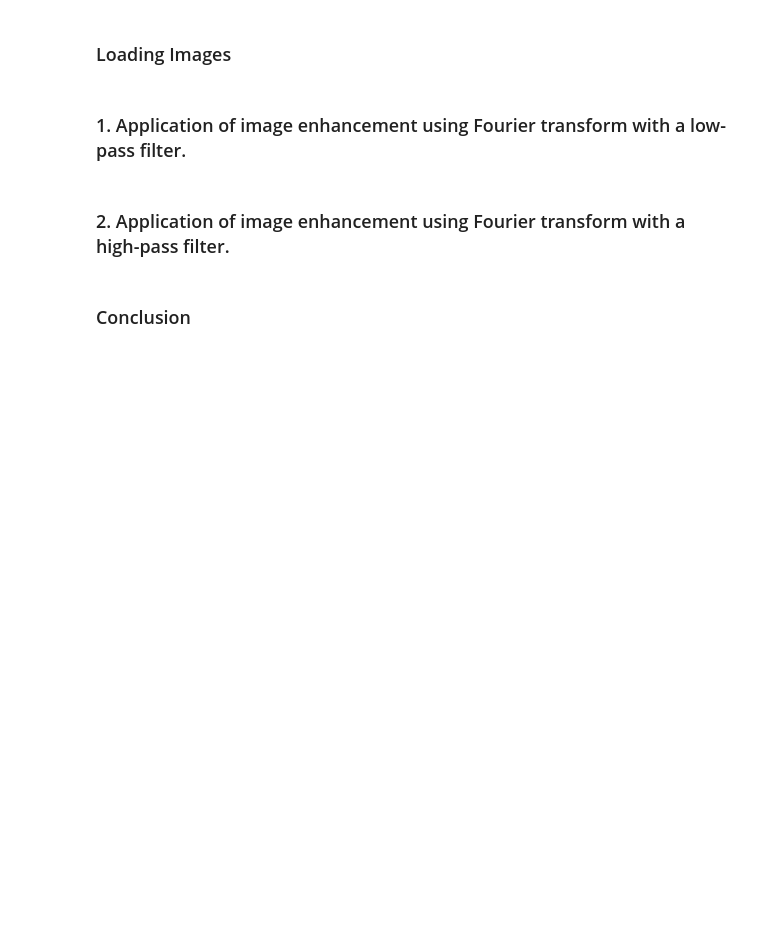
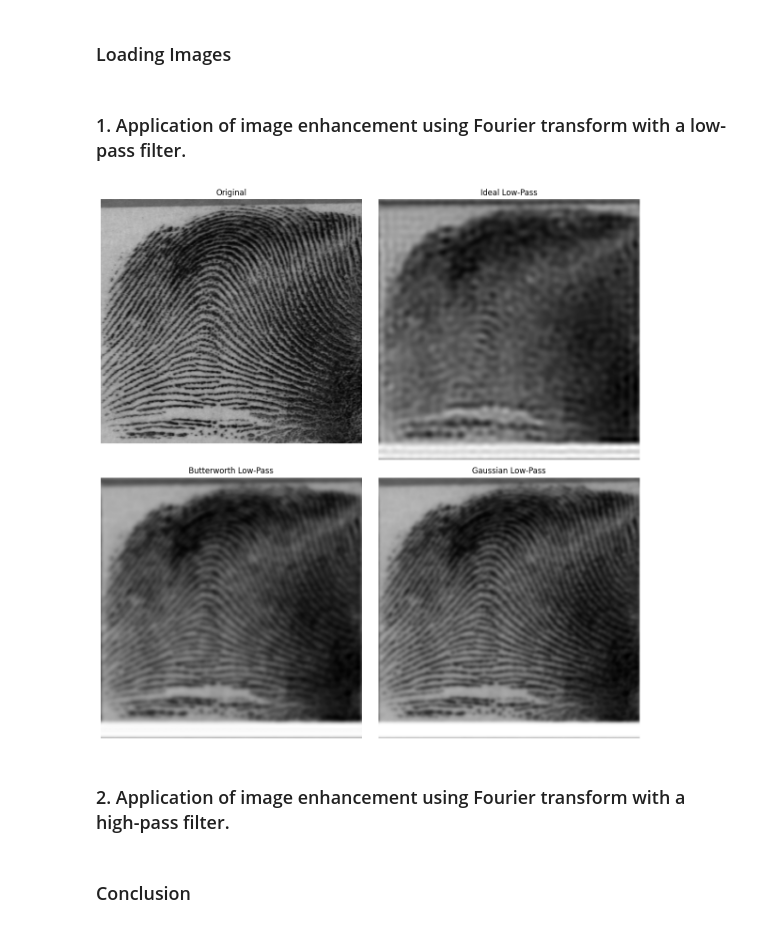
Before and after one commit to alcalderagl/processing_images, a Jupyter notebook: activity 4/Image enhancement algorithms in the Fourier domain.ipynb, the cells around one changed output. Saved outputs shown, nothing was run; the diff lists cells and outputs as text; code cells hidden in the pictures; blank space fills up the shorter version.

```diff
--- a/activity 4/Image enhancement algorithms in the Fourier domain.ipynb
+++ b/activity 4/Image enhancement algorithms in the Fourier domain.ipynb
@@ -33,3 +31,8 @@ from PIL import Image
+# %%
+# Loading images
+
+fingerprint = cv2.imread("data/fingerprint.png")
+fingerprint_image = cv2.cvtColor(fingerprint, cv2.COLOR_BGR2GRAY)
 # %%
 def plot_images(images=[], labels=[], nrows=1, ncols=2, figsize=(12,8), cmap="gray"):
     """
@@ -71,3 +124,19 @@ def plot_images(images=[], labels=[], nrows=1, ncols=2, figsize=(12,8), cmap="gr
+# %%
+# Load the image
+image = fingerprint_image.copy()
+
+
+# Apply the filters
+ideal_filtered = low_pass_filter(image, filter_type='ideal', D0=30)
+butterworth_filtered = low_pass_filter(image, filter_type='butterworth', D0=30, n=2)
+gaussian_filtered = low_pass_filter(image, filter_type='gaussian', D0=30)
+
+# Display the images
+images = [image, ideal_filtered, butterworth_filtered, gaussian_filtered]
+labels = ['Original', 'Ideal Low-Pass', 'Butterworth Low-Pass', 'Gaussian Low-Pass']
+plot_images(images, labels, nrows=2, ncols=2, figsize=(12, 12))
+# %% [output]
+[figure, added]
 # %% [markdown]
 ### 2. Application of image enhancement using Fourier transform with a high-pass filter.
 # %% [markdown]
```
Also changed, not shown: parts of 2 cells of this notebook.
